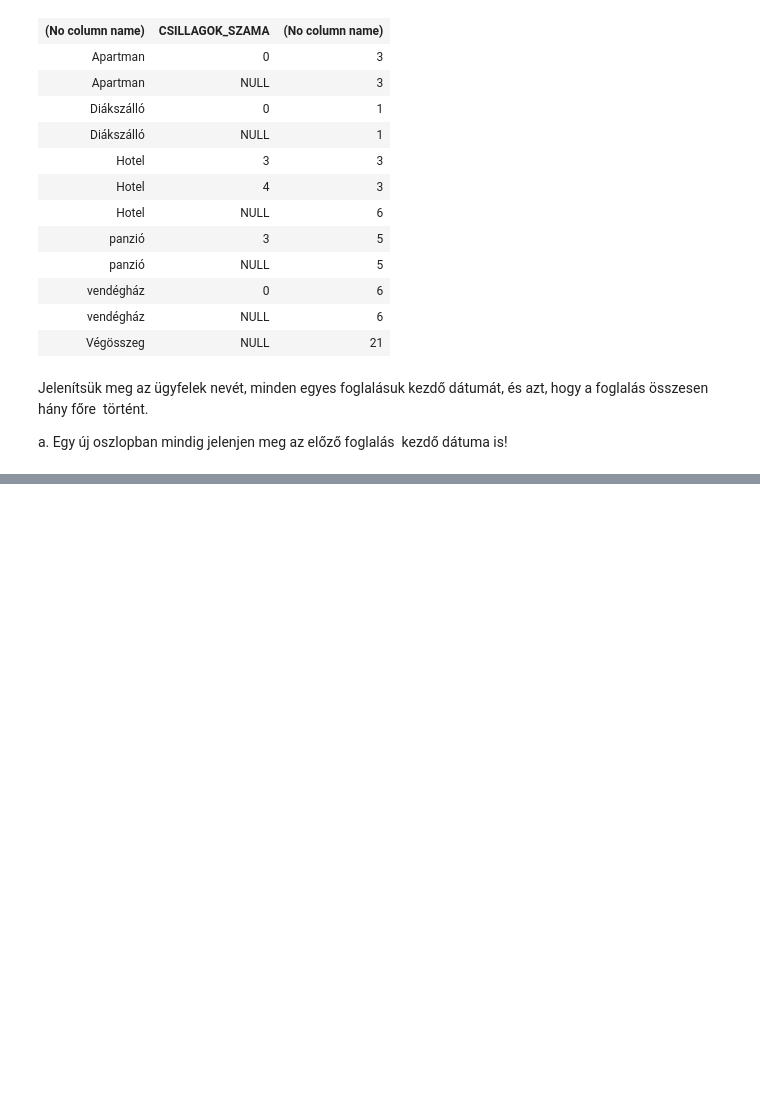
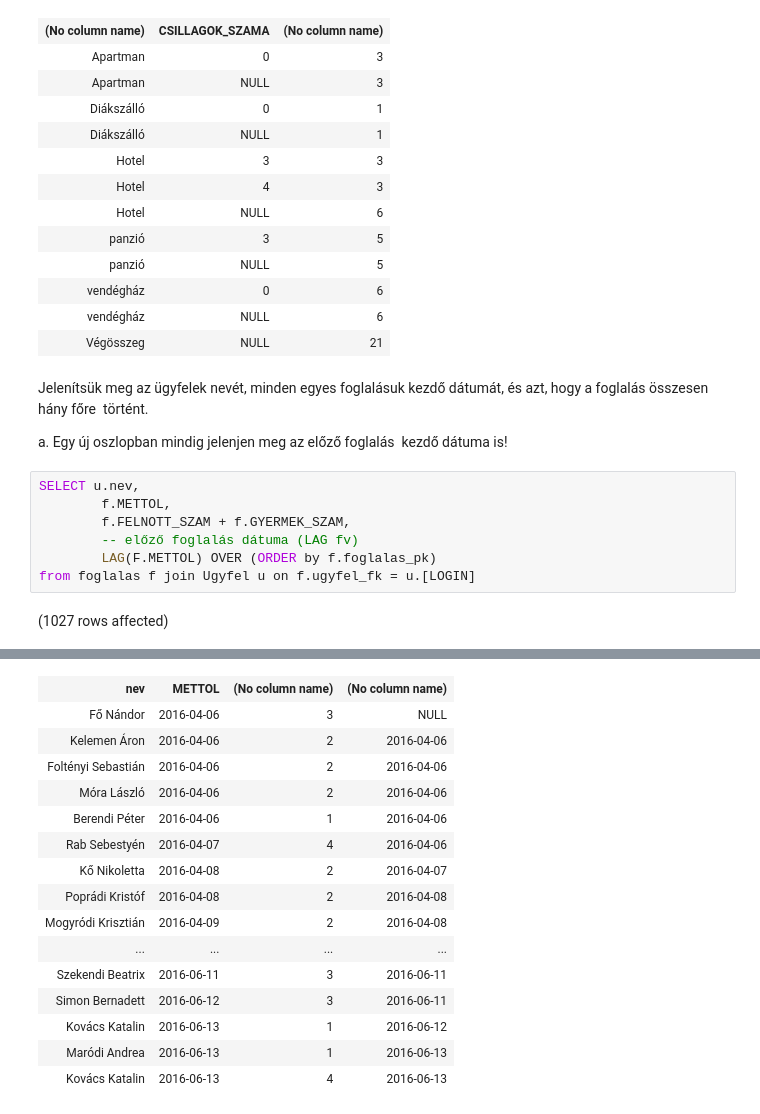
Before and after one commit to Peti3504/ads, a Jupyter notebook: 4.gyakorlat.ipynb, the cells around one changed output, grey strips where cells are left out. Cells and saved outputs as stored; diff of their text form; blank space fills up the shorter version.

```diff
--- a/4.gyakorlat.ipynb
+++ b/4.gyakorlat.ipynb
@@ -56,3 +56,12 @@ Total execution time: 00:00:00.049
 Jelenítsük meg az ügyfelek nevét, minden egyes foglalásuk <span style="box-sizing: border-box; font-size: 0.9375rem;">kezdő dátumát, és azt, hogy a foglalás összesen hány főre&nbsp;</span> <span style="box-sizing: border-box; font-size: 0.9375rem;">történt.&nbsp;</span>
 
 <span style="box-sizing: border-box; font-size: 0.9375rem;">a. Egy új oszlopban mindig jelenjen meg az előző foglalás&nbsp;</span> <span style="box-sizing: border-box; font-size: 0.9375rem;">kezdő dátuma is!</span>
+# %%
+SELECT u.nev,
+        f.METTOL,
+        f.FELNOTT_SZAM + f.GYERMEK_SZAM,
+        -- előző foglalás dátuma (LAG fv)
+        LAG(F.METTOL) OVER (ORDER by f.foglalas_pk)
+from foglalas f join Ugyfel u on f.ugyfel_fk = u.[LOGIN]
+# %% [output]
+(1027 rows affected)
@@ -58,0 +69,16 @@ Jelenítsük meg az ügyfelek nevét, minden egyes foglalásuk <span style="box
+| nev | METTOL | (No column name) | (No column name) |
+| Fő Nándor | 2016-04-06 | 3 | NULL |
+| Kelemen Áron | 2016-04-06 | 2 | 2016-04-06 |
+| Foltényi Sebastián | 2016-04-06 | 2 | 2016-04-06 |
+| Móra László | 2016-04-06 | 2 | 2016-04-06 |
+| Berendi Péter | 2016-04-06 | 1 | 2016-04-06 |
+| Rab Sebestyén | 2016-04-07 | 4 | 2016-04-06 |
+| Kő Nikoletta | 2016-04-08 | 2 | 2016-04-07 |
+| Poprádi Kristóf | 2016-04-08 | 2 | 2016-04-08 |
+| Mogyródi Krisztián | 2016-04-09 | 2 | 2016-04-08 |
+| ... | ... | ... | ... |
+| Szekendi Beatrix | 2016-06-11 | 3 | 2016-06-11 |
+| Simon Bernadett | 2016-06-12 | 3 | 2016-06-11 |
+| Kovács Katalin | 2016-06-13 | 1 | 2016-06-12 |
+| Maródi Andrea | 2016-06-13 | 1 | 2016-06-13 |
+| Kovács Katalin | 2016-06-13 | 4 | 2016-06-13 |
```
Also changed, not shown: parts of 1 cell of this notebook.
